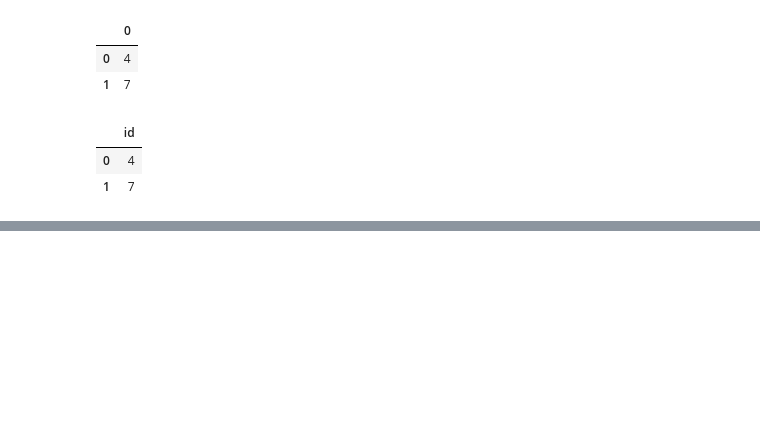
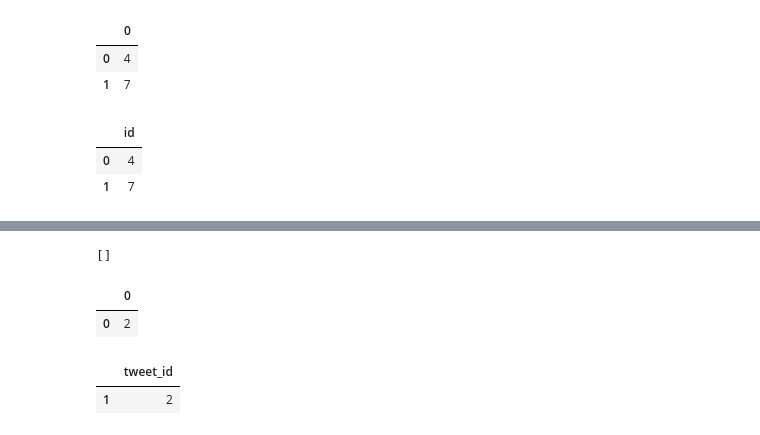
Before and after one commit to kz-codes/leetcode, a Jupyter notebook: database.ipynb, the cells around one changed output, grey strips where cells are left out. Cells and saved outputs as stored; diff of their text form; code cells hidden in the pictures; blank space fills up the shorter version.

```diff
--- a/database.ipynb
+++ b/database.ipynb
@@ -778,0 +822,23 @@ article_views(views)
+# %%
+data = [[1, "Let us Code"], [2, "More than fifteen chars are here!"]]
+tweets = pd.DataFrame(data, columns=["tweet_id", "content"]).astype(
+    {"tweet_id": "Int64", "content": "object"}
+)
+executeInput()
+# %% [output]
+[]
+# %%
+# pgsql
+q = """
+SELECT
+    tweet_id
+FROM
+    tweets
+WHERE
+    LENGTH (content) > 15
+"""
+# %%
+pd.DataFrame(execute(q))
+# %% [output]
+|  | 0 |
+| 0 | 2 |
@@ -778,0 +853,5 @@ article_views(views)
+# %%
+invalid_tweets(tweets)
+# %% [output]
+|  | tweet_id |
+| 1 | 2 |
```
Also changed, not shown: parts of 17 cells of this notebook, 1 other file.
